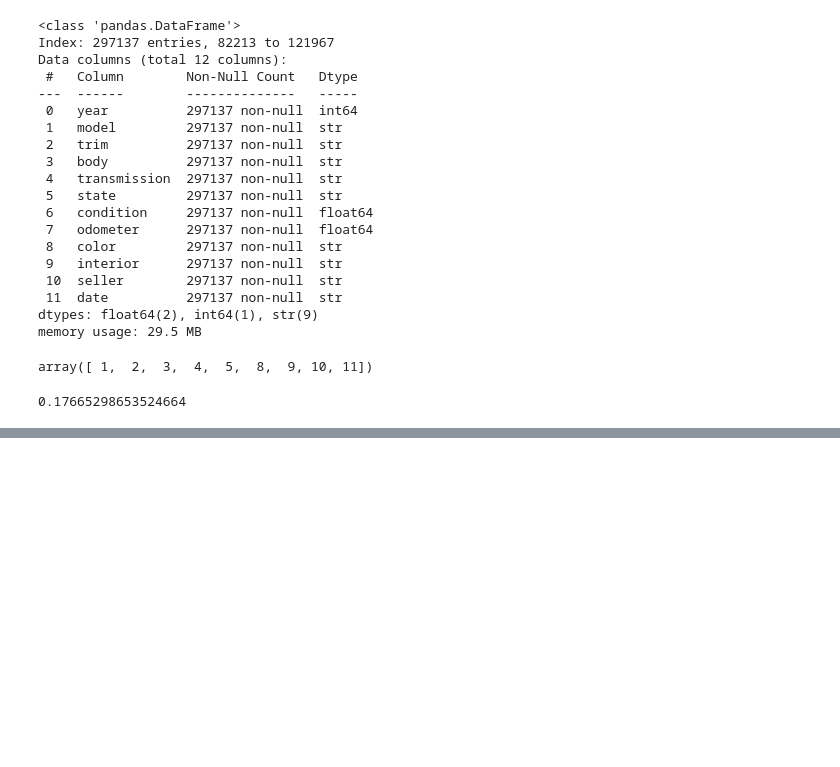
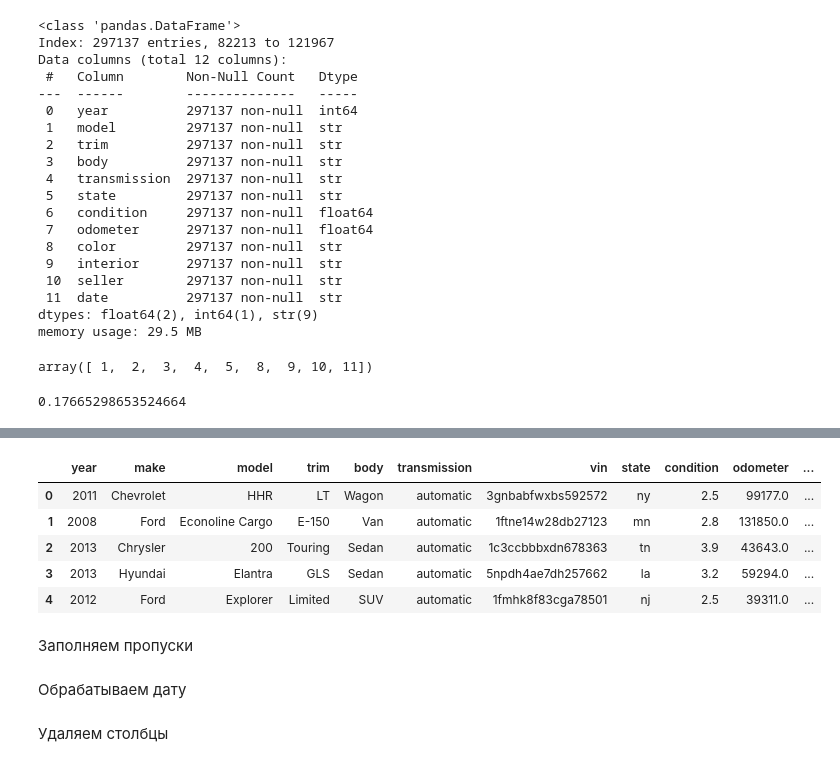
Before and after one commit to evnng/Classical_ML, a Jupyter notebook: 19.Used_cars_price_prediction.ipynb, the cells around one changed output, grey strips where cells are left out. Drawn from its saved outputs; the diff is of its cells as text; code cells hidden in the pictures; blank space fills up the shorter version.

```diff
--- a/19.Used_cars_price_prediction.ipynb
+++ b/19.Used_cars_price_prediction.ipynb
@@ -86,7 +74,7 @@ warnings.filterwarnings("ignore", category=UserWarning, module="association_metr
 # %% [markdown]
 # Шаг 1: Загрузка и первичный анализ данных
 # %%
-TEST = "https://www.dropbox.com/s/asf4b1z1yme5o7u/cars_test.csv"
+TEST = "https://www.dropbox.com/s/asf4b1z1yme5o7u/cars_test.csv?dl=1"
 TRAIN = "https://www.dropbox.com/s/qk4b79i7c078sxm/cars_train.csv?dl=1"
 # %%
 data = pd.read_csv(TRAIN)
@@ -807,0 +860,13 @@ MAPE(np.exp(ytest), np.exp(pred_cb))
+# %%
+test_data = pd.read_csv(TEST)
+
+test_data.head()
+# %% [output]
+|  | year | make | model | trim | body | transmission | vin | state | condition | odometer | ... |
+| 0 | 2011 | Chevrolet | HHR | LT | Wagon | automatic | 3gnbabfwxbs592572 | ny | 2.5 | 99177.0 | ... |
+| 1 | 2008 | Ford | Econoline Cargo | E-150 | Van | automatic | 1ftne14w28db27123 | mn | 2.8 | 131850.0 | ... |
+| 2 | 2013 | Chrysler | 200 | Touring | Sedan | automatic | 1c3ccbbbxdn678363 | tn | 3.9 | 43643.0 | ... |
+| 3 | 2013 | Hyundai | Elantra | GLS | Sedan | automatic | 5npdh4ae7dh257662 | la | 3.2 | 59294.0 | ... |
+| 4 | 2012 | Ford | Explorer | Limited | SUV | automatic | 1fmhk8f83cga78501 | nj | 2.5 | 39311.0 | ... |
+# %% [markdown]
+Заполняем пропуски
@@ -807,0 +881,2 @@ MAPE(np.exp(ytest), np.exp(pred_cb))
+# %% [markdown]
+Обрабатываем дату
@@ -807,0 +885,2 @@ MAPE(np.exp(ytest), np.exp(pred_cb))
+# %% [markdown]
+Удаляем столбцы
```
Also changed, not shown: parts of 39 cells of this notebook, 6 other files.
